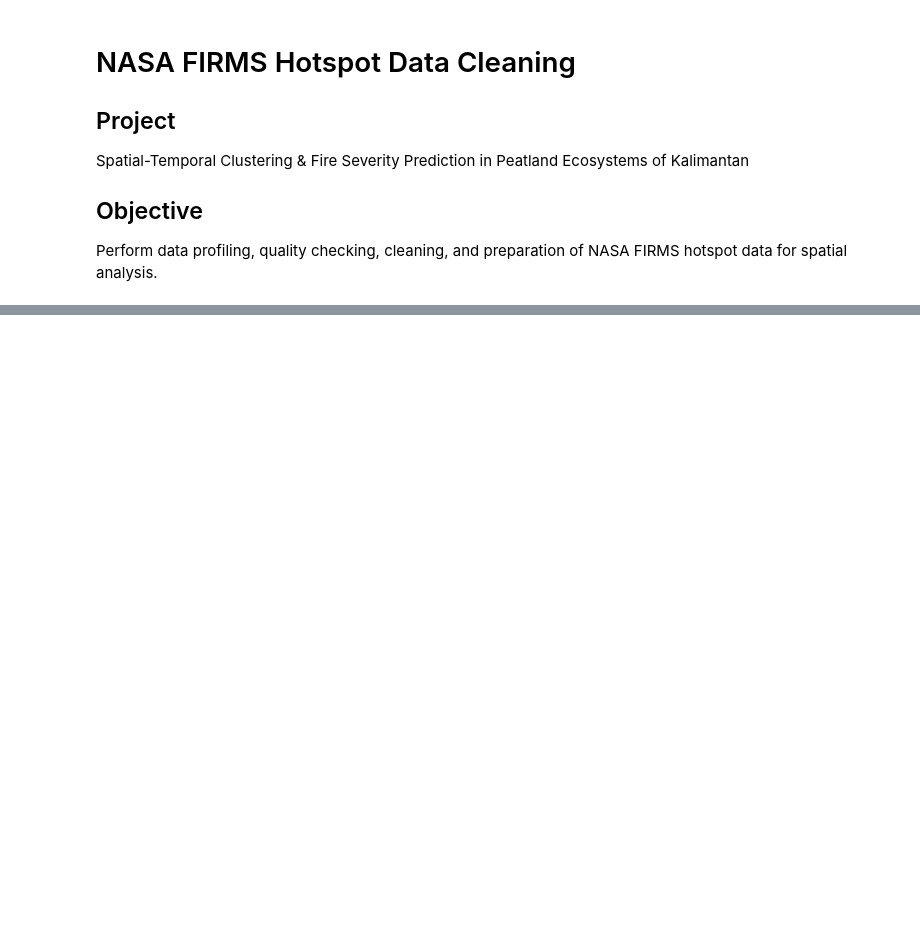
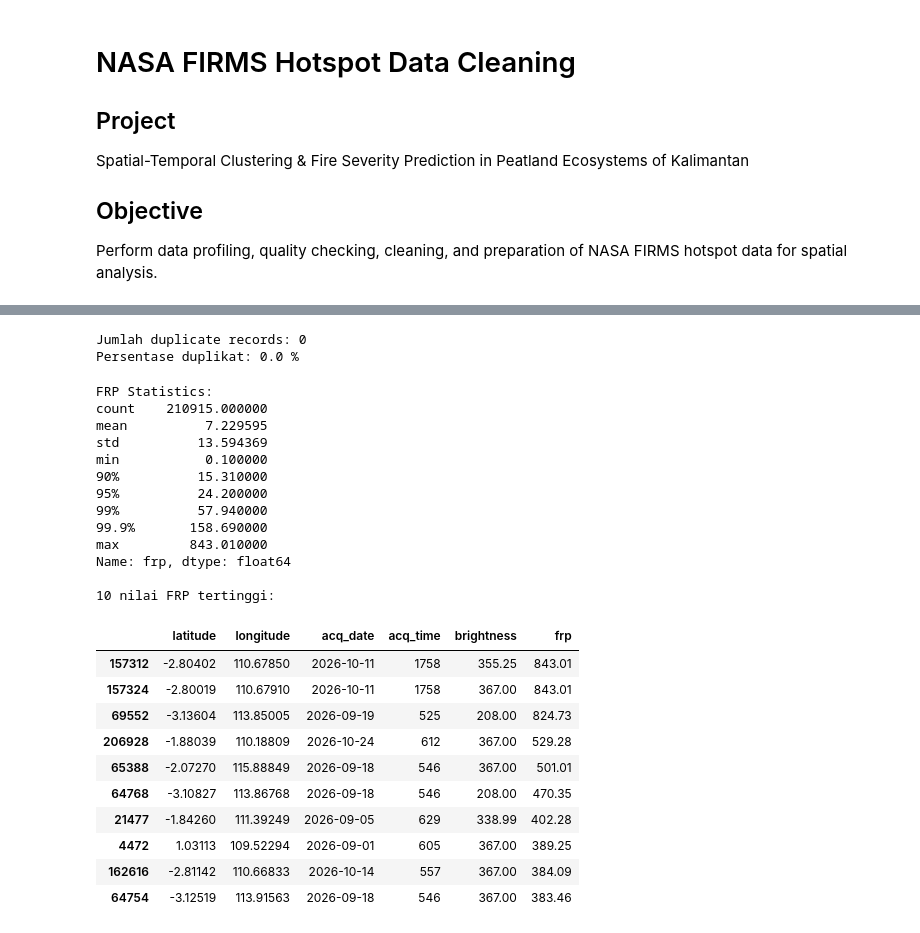
Before and after one commit to silitnop/karhutla-spatial-temporal-analysis, a Jupyter notebook: data_engineering/transformation/hotspots_cleaning.ipynb, the cells around one changed output, grey strips where cells are left out. Saved outputs shown, nothing was run; the diff lists cells and outputs as text; code cells hidden in the pictures; blank space fills up the shorter version.

```diff
--- a/data_engineering/transformation/hotspots_cleaning.ipynb
+++ b/data_engineering/transformation/hotspots_cleaning.ipynb
@@ -33,0 +193,41 @@ df.describe()
+# %%
+duplicate_count = df.duplicated().sum()
+
+print("Jumlah duplicate records:", duplicate_count)
+print("Persentase duplikat:", round(duplicate_count / len(df) * 100, 4), "%")
+# %% [output]
+Jumlah duplicate records: 0
+Persentase duplikat: 0.0 %
+# %%
+print("FRP Statistics:")
+print(df["frp"].describe(percentiles=[0.90, 0.95, 0.99, 0.999]))
+
+print("\n10 nilai FRP tertinggi:")
+df.nlargest(10, "frp")[
+    ["latitude", "longitude", "acq_date", "acq_time", "brightness", "frp"]
+]
+# %% [output]
+FRP Statistics:
+count    210915.000000
+mean          7.229595
+std          13.594369
+min           0.100000
+90%          15.310000
+95%          24.200000
+99%          57.940000
+99.9%       158.690000
+max         843.010000
+Name: frp, dtype: float64
+
+10 nilai FRP tertinggi:
+|  | latitude | longitude | acq_date | acq_time | brightness | frp |
+| 157312 | -2.80402 | 110.67850 | 2026-10-11 | 1758 | 355.25 | 843.01 |
+| 157324 | -2.80019 | 110.67910 | 2026-10-11 | 1758 | 367.00 | 843.01 |
+| 69552 | -3.13604 | 113.85005 | 2026-09-19 | 525 | 208.00 | 824.73 |
+| 206928 | -1.88039 | 110.18809 | 2026-10-24 | 612 | 367.00 | 529.28 |
+| 65388 | -2.07270 | 115.88849 | 2026-09-18 | 546 | 367.00 | 501.01 |
+| 64768 | -3.10827 | 113.86768 | 2026-09-18 | 546 | 208.00 | 470.35 |
+| 21477 | -1.84260 | 111.39249 | 2026-09-05 | 629 | 338.99 | 402.28 |
+| 4472 | 1.03113 | 109.52294 | 2026-09-01 | 605 | 367.00 | 389.25 |
+| 162616 | -2.81142 | 110.66833 | 2026-10-14 | 557 | 367.00 | 384.09 |
+| 64754 | -3.12519 | 113.91563 | 2026-09-18 | 546 | 367.00 | 383.46 |
```
Also changed, not shown: parts of 23 cells of this notebook, 10 other files.
